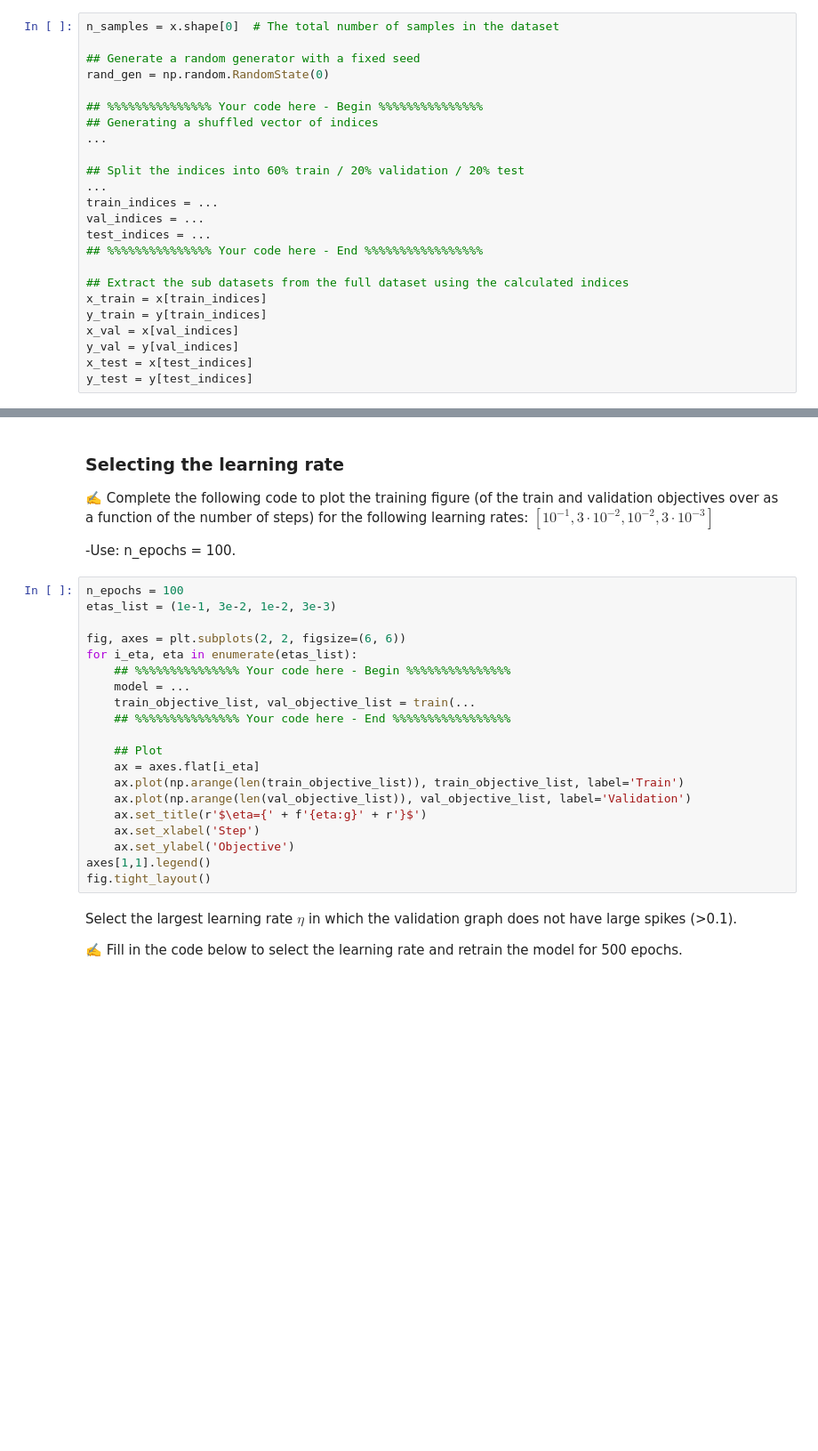
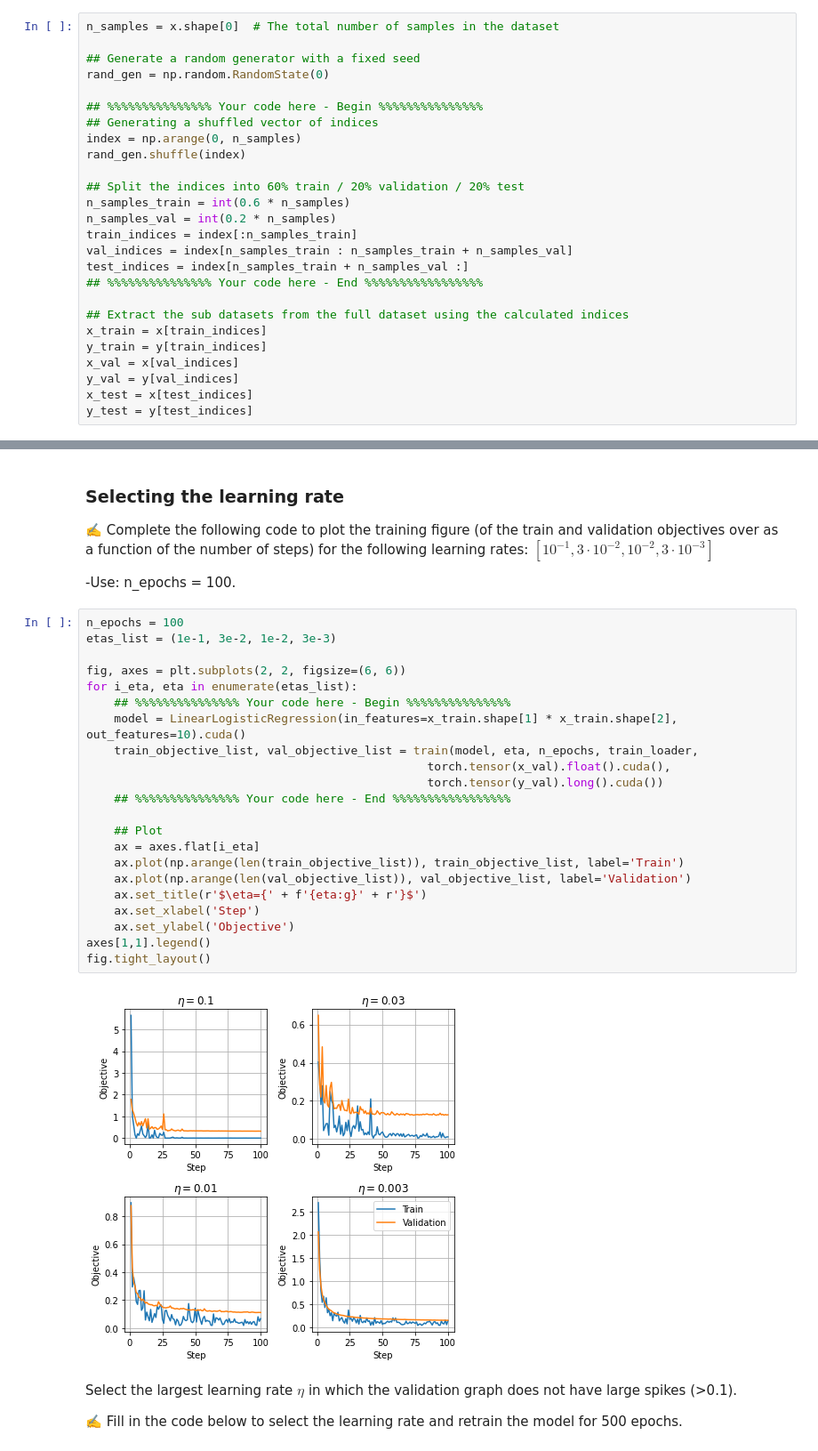
Before and after one commit to nateRot/portfolio, a Jupyter notebook: Assignments/assignment_5/assignment_5.ipynb, the cells around one changed output, grey strips where cells are left out. Shown at 89% size. Saved outputs shown, nothing was run; the diff lists cells and outputs as text; blank space fills up the shorter version.

```diff
--- a/Assignments/assignment_5/assignment_5.ipynb
+++ b/Assignments/assignment_5/assignment_5.ipynb
@@ -314,13 +390,15 @@ rand_gen = np.random.RandomState(0)
 
 ## %%%%%%%%%%%%%%% Your code here - Begin %%%%%%%%%%%%%%%
 ## Generating a shuffled vector of indices
-...
+index = np.arange(0, n_samples)
+rand_gen.shuffle(index)
 
 ## Split the indices into 60% train / 20% validation / 20% test
-...
-train_indices = ...
-val_indices = ...
-test_indices = ...
+n_samples_train = int(0.6 * n_samples)
+n_samples_val = int(0.2 * n_samples)
+train_indices = index[:n_samples_train]
+val_indices = index[n_samples_train : n_samples_train + n_samples_val]
+test_indices = index[n_samples_train + n_samples_val :]
 ## %%%%%%%%%%%%%%% Your code here - End %%%%%%%%%%%%%%%%%
 
 ## Extract the sub datasets from the full dataset using the calculated indices
@@ -450,23 +530,27 @@ ax.legend();
 # %%
 n_epochs = 100
 etas_list = (1e-1, 3e-2, 1e-2, 3e-3)
 
 fig, axes = plt.subplots(2, 2, figsize=(6, 6))
 for i_eta, eta in enumerate(etas_list):
     ## %%%%%%%%%%%%%%% Your code here - Begin %%%%%%%%%%%%%%%
-    model = ...
-    train_objective_list, val_objective_list = train(...
+    model = LinearLogisticRegression(in_features=x_train.shape[1] * x_train.shape[2], out_features=10).cuda()
+    train_objective_list, val_objective_list = train(model, eta, n_epochs, train_loader,
+                                                 torch.tensor(x_val).float().cuda(),
+                                                 torch.tensor(y_val).long().cuda())
     ## %%%%%%%%%%%%%%% Your code here - End %%%%%%%%%%%%%%%%%
 
     ## Plot
     ax = axes.flat[i_eta]
     ax.plot(np.arange(len(train_objective_list)), train_objective_list, label='Train')
     ax.plot(np.arange(len(val_objective_list)), val_objective_list, label='Validation')
     ax.set_title(r'$\eta={' + f'{eta:g}' + r'}$')
     ax.set_xlabel('Step')
     ax.set_ylabel('Objective')
 axes[1,1].legend()
 fig.tight_layout()
+# %% [output]
+[figure, added]
 # %% [markdown]
 Select the largest learning rate $\eta$ in which the validation graph does not have large spikes (>0.1).
 
```
Also changed, not shown: parts of 16 cells of this notebook.
